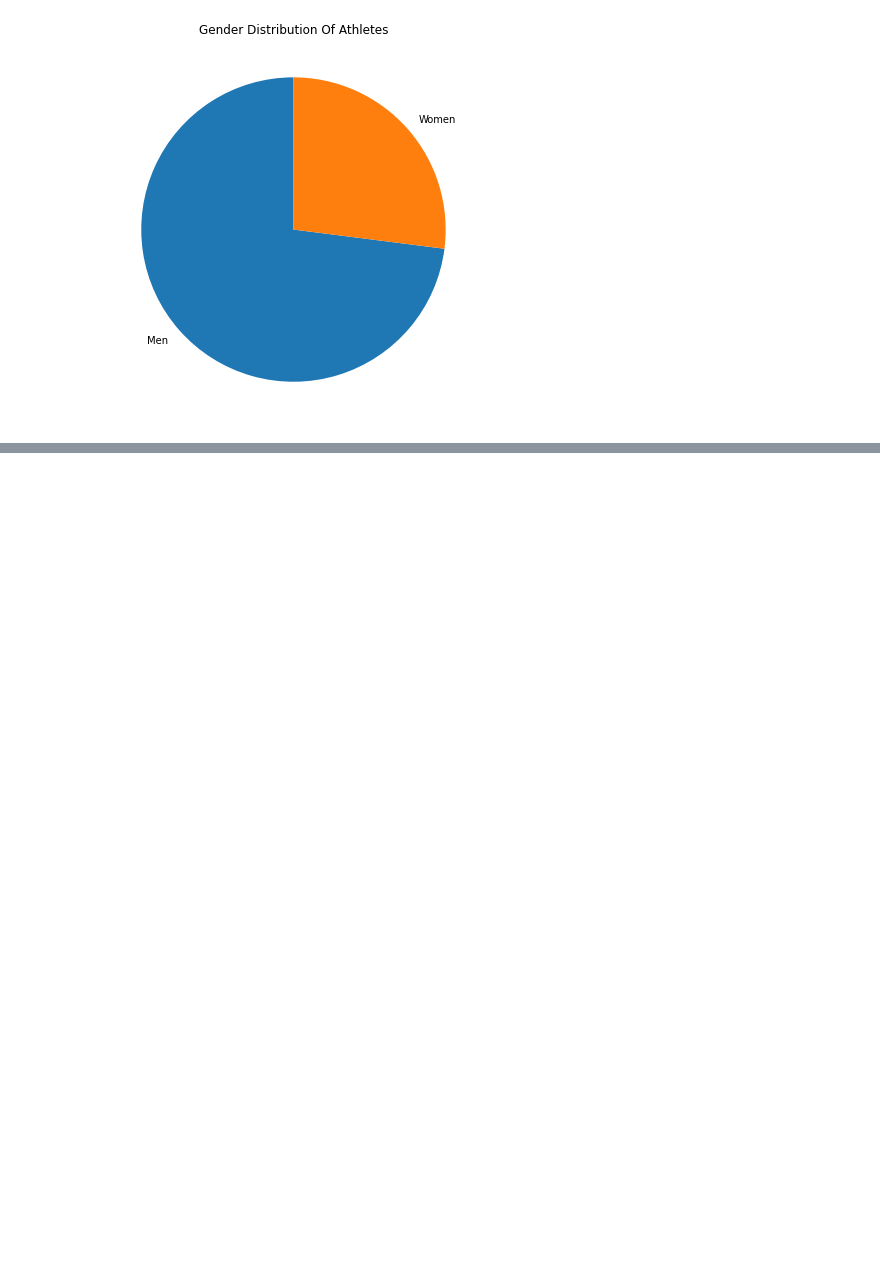
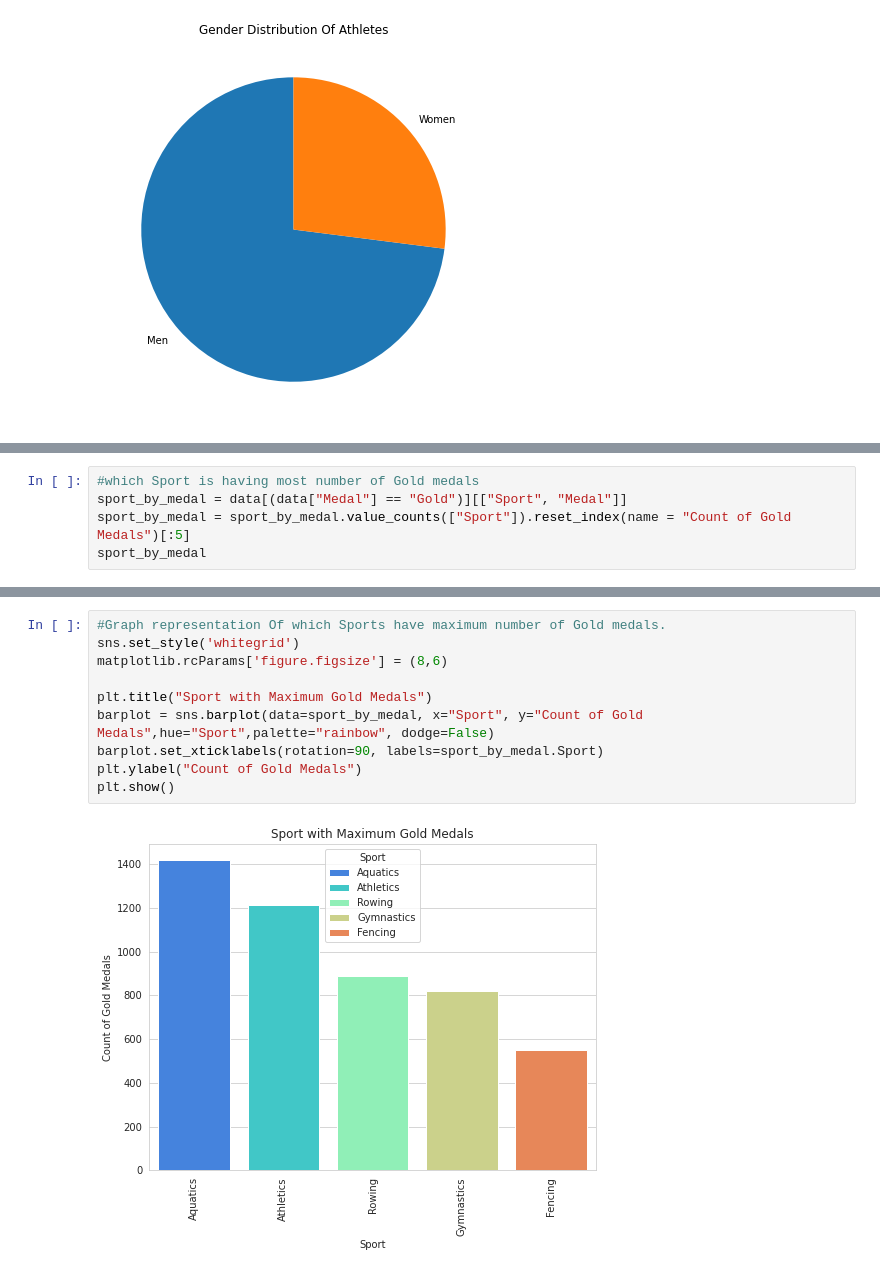
Before and after one commit to divediamic530/Olymplic_Data_analysis, a Jupyter notebook: main.ipynb, the cells around one changed output, grey strips where cells are left out. Drawn from its saved outputs; the diff is of its cells as text; blank space fills up the shorter version.

```diff
--- a/main.ipynb
+++ b/main.ipynb
@@ -165,0 +212,5 @@ plt.pie(gendis, labels=gendis.index,startangle=90);
+# %%
+#which Sport is having most number of Gold medals
+sport_by_medal = data[(data["Medal"] == "Gold")][["Sport", "Medal"]]
+sport_by_medal = sport_by_medal.value_counts(["Sport"]).reset_index(name = "Count of Gold Medals")[:5]
+sport_by_medal
@@ -165,0 +224,12 @@ plt.pie(gendis, labels=gendis.index,startangle=90);
+# %%
+#Graph representation Of which Sports have maximum number of Gold medals.
+sns.set_style('whitegrid')
+matplotlib.rcParams['figure.figsize'] = (8,6)
+
+plt.title("Sport with Maximum Gold Medals")
+barplot = sns.barplot(data=sport_by_medal, x="Sport", y="Count of Gold Medals",hue="Sport",palette="rainbow", dodge=False)
+barplot.set_xticklabels(rotation=90, labels=sport_by_medal.Sport)
+plt.ylabel("Count of Gold Medals")
+plt.show()
+# %% [output]
+[figure, added]
```
Also changed, not shown: parts of 32 cells of this notebook.
